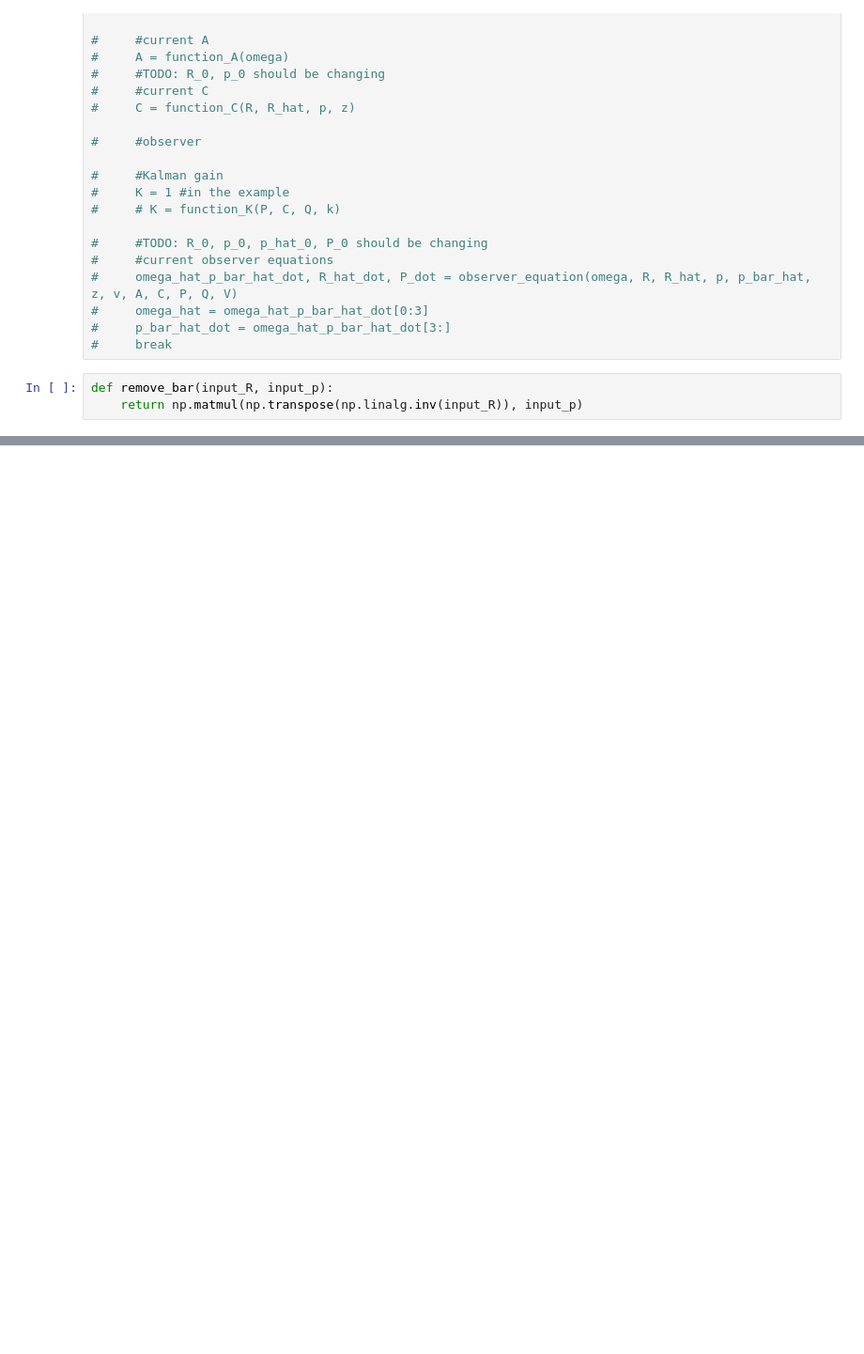
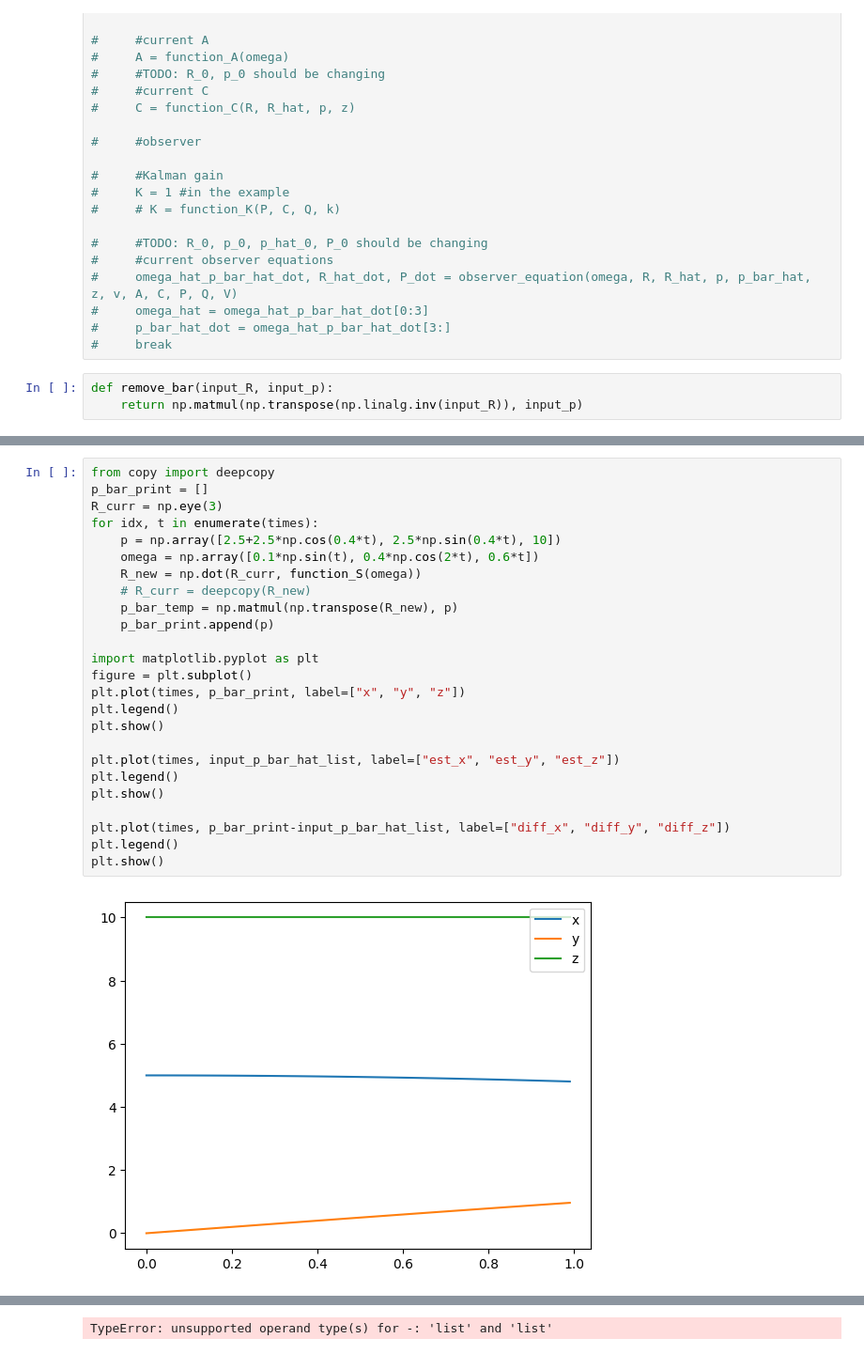
Before and after one commit to Annika-wyt/annika, a Jupyter notebook: ricatti_2.ipynb, the cells around one changed output, grey strips where cells are left out. Shown: that part at 94% size. Cells and saved outputs as stored; diff of their text form; blank space fills up the shorter version.

```diff
--- a/ricatti_2.ipynb
+++ b/ricatti_2.ipynb
@@ -268,0 +351,27 @@ for idx, t in enumerate(time):
+# %%
+from copy import deepcopy
+p_bar_print = []
+R_curr = np.eye(3)
+for idx, t in enumerate(times):
+    p = np.array([2.5+2.5*np.cos(0.4*t), 2.5*np.sin(0.4*t), 10])
+    omega = np.array([0.1*np.sin(t), 0.4*np.cos(2*t), 0.6*t])
+    R_new = np.dot(R_curr, function_S(omega))
+    # R_curr = deepcopy(R_new)
+    p_bar_temp = np.matmul(np.transpose(R_new), p)
+    p_bar_print.append(p)
+
+import matplotlib.pyplot as plt
+figure = plt.subplot()
+plt.plot(times, p_bar_print, label=["x", "y", "z"])
+plt.legend()
+plt.show()
+
+plt.plot(times, input_p_bar_hat_list, label=["est_x", "est_y", "est_z"])
+plt.legend()
+plt.show()
+
+plt.plot(times, p_bar_print-input_p_bar_hat_list, label=["diff_x", "diff_y", "diff_z"])
+plt.legend()
+plt.show()
+# %% [output]
+[figure, added]
@@ -268,0 +379 @@ for idx, t in enumerate(time):
+TypeError: unsupported operand type(s) for -: 'list' and 'list'
```
Also changed, not shown: parts of 4 cells of this notebook, 2 other files.
